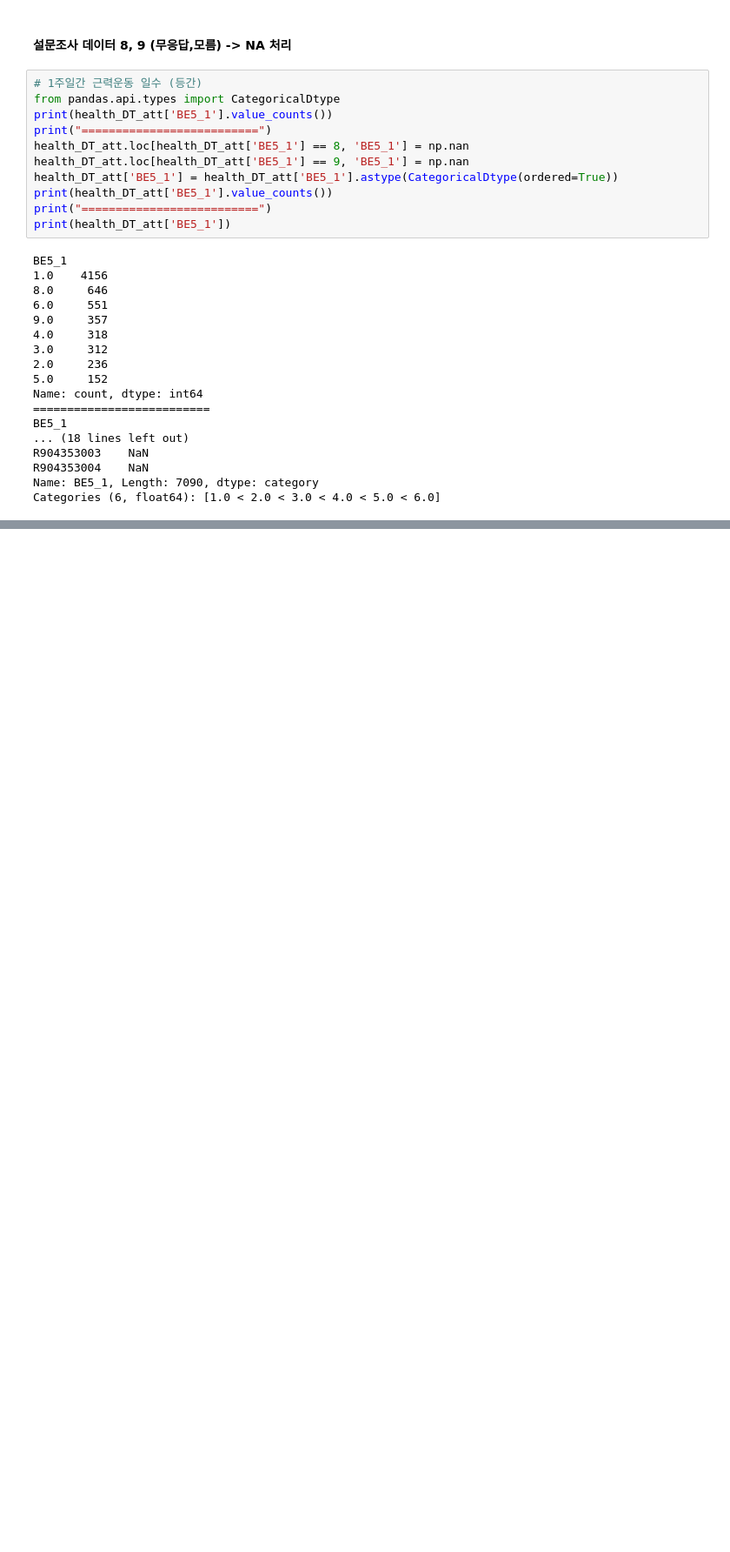
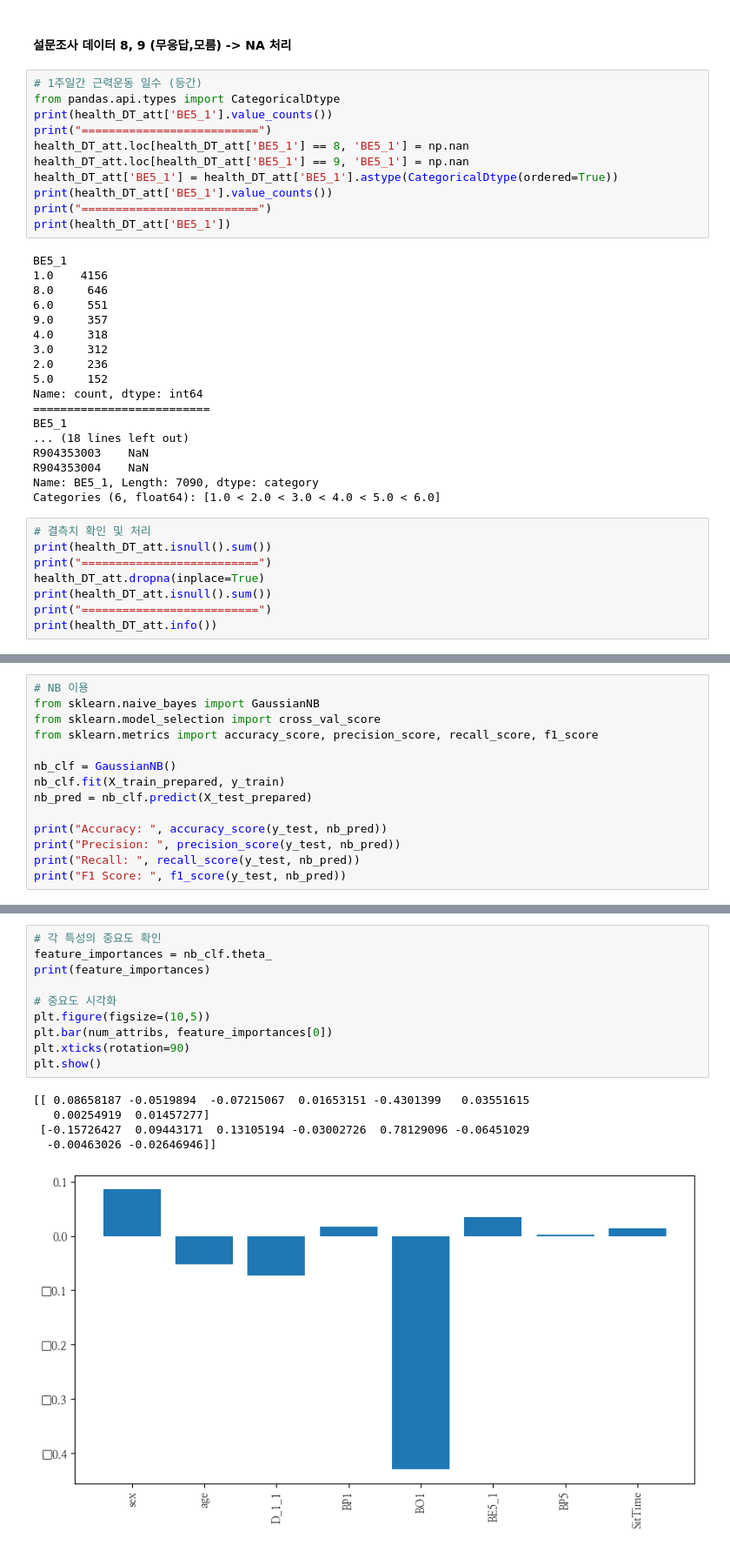
Before and after one commit to arkwith7/aSSIST_DM1, a Jupyter notebook: 기말프로젝트/국민건강영양조사/2조_DM과제_국민건강영향조사.ipynb, the cells around one changed output, grey strips where cells are left out. Shown at 87% size. Cells and saved outputs as stored; diff of their text form; blank space fills up the shorter version.

```diff
--- a/기말프로젝트/국민건강영양조사/2조_DM과제_국민건강영향조사.ipynb
+++ b/기말프로젝트/국민건강영양조사/2조_DM과제_국민건강영향조사.ipynb
@@ -268,3 +268,11 @@ R904353003    NaN
 R904353004    NaN
 Name: BE5_1, Length: 7090, dtype: category
 Categories (6, float64): [1.0 < 2.0 < 3.0 < 4.0 < 5.0 < 6.0]
+# %%
+# 결측치 확인 및 처리
+print(health_DT_att.isnull().sum())
+print("==========================")
+health_DT_att.dropna(inplace=True)
+print(health_DT_att.isnull().sum())
+print("==========================")
+print(health_DT_att.info())
@@ -270,0 +329,14 @@ Categories (6, float64): [1.0 < 2.0 < 3.0 < 4.0 < 5.0 < 6.0]
+# %%
+# NB 이용
+from sklearn.naive_bayes import GaussianNB
+from sklearn.model_selection import cross_val_score
+from sklearn.metrics import accuracy_score, precision_score, recall_score, f1_score
+
+nb_clf = GaussianNB()
+nb_clf.fit(X_train_prepared, y_train)
+nb_pred = nb_clf.predict(X_test_prepared)
+
+print("Accuracy: ", accuracy_score(y_test, nb_pred))
+print("Precision: ", precision_score(y_test, nb_pred))
+print("Recall: ", recall_score(y_test, nb_pred))
+print("F1 Score: ", f1_score(y_test, nb_pred))
@@ -270,0 +348,16 @@ Categories (6, float64): [1.0 < 2.0 < 3.0 < 4.0 < 5.0 < 6.0]
+# %%
+# 각 특성의 중요도 확인
+feature_importances = nb_clf.theta_
+print(feature_importances)
+
+# 중요도 시각화
+plt.figure(figsize=(10,5))
+plt.bar(num_attribs, feature_importances[0])
+plt.xticks(rotation=90)
+plt.show()
+# %% [output]
+[[ 0.08658187 -0.0519894  -0.07215067  0.01653151 -0.4301399   0.03551615
+   0.00254919  0.01457277]
+ [-0.15726427  0.09443171  0.13105194 -0.03002726  0.78129096 -0.06451029
+  -0.00463026 -0.02646946]]
+[figure, added]
```
Also changed, not shown: parts of 12 cells of this notebook.
